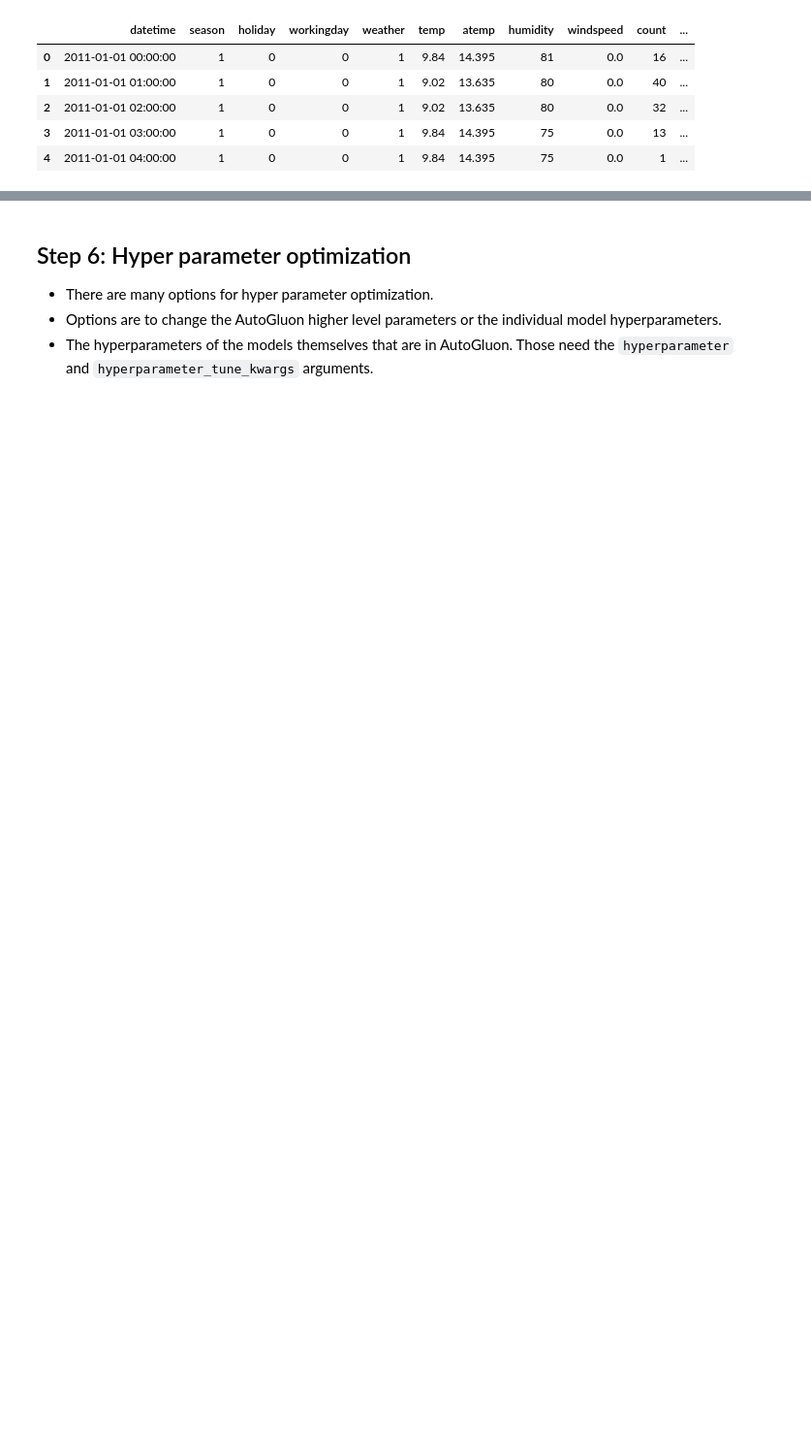
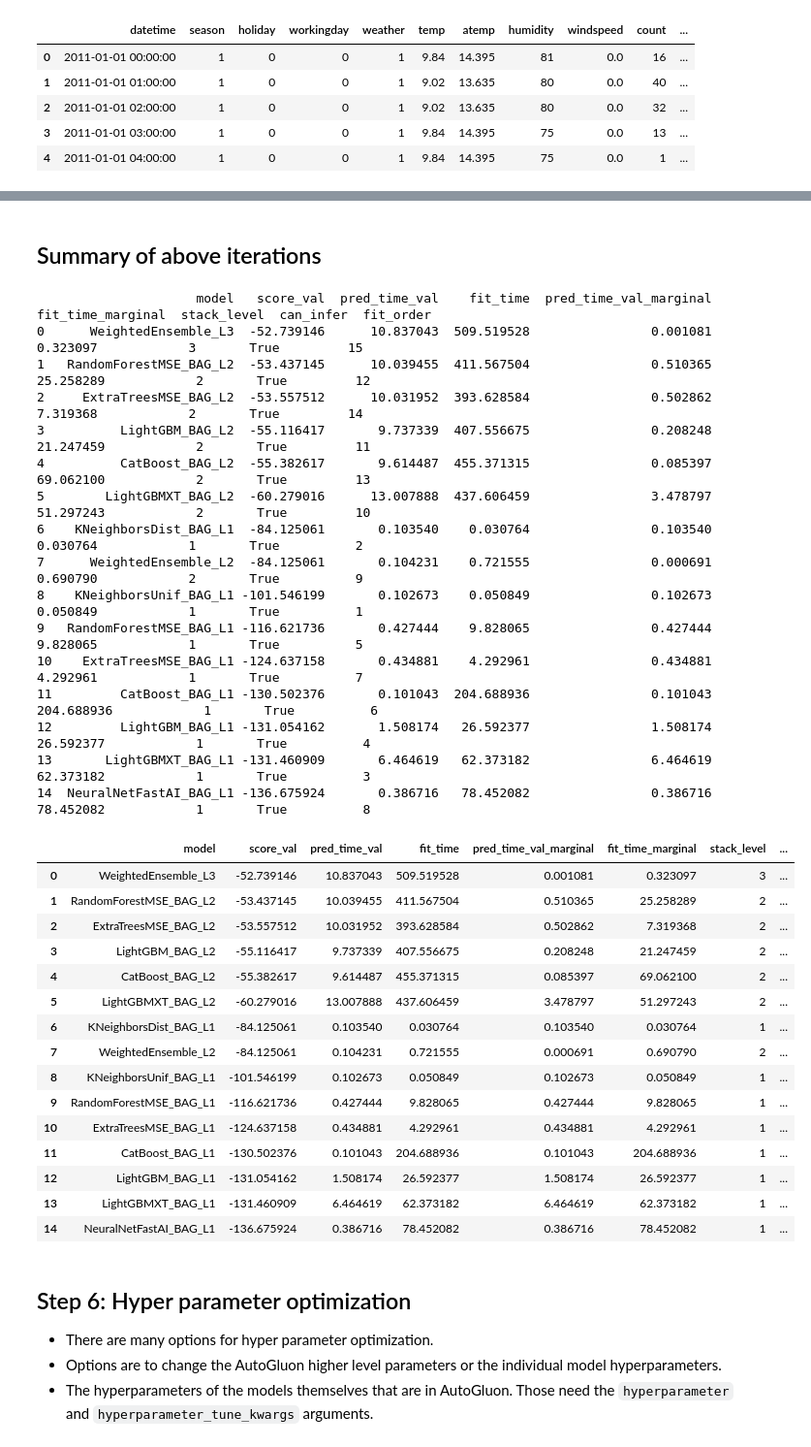
Before and after one commit to singebete/cd0385-project-starter, a Jupyter notebook: project/project-template.ipynb, the cells around one changed output, grey strips where cells are left out. Shown at 97% size. Drawn from its saved outputs; the diff is of its cells as text; code cells hidden in the pictures; blank space fills up the shorter version.

```diff
--- a/project/project-template.ipynb
+++ b/project/project-template.ipynb
@@ -703,3 +776,40 @@ predictor_new_features3.leaderboard()
+# %% [markdown]
+## Summary of above iterations
+# %%
+predictor.leaderboard()
+# %% [output]
+                     model   score_val  pred_time_val    fit_time  pred_time_val_marginal  fit_time_marginal  stack_level  can_infer  fit_order
+0      WeightedEnsemble_L3  -52.739146      10.837043  509.519528                0.001081           0.323097            3       True         15
+1   RandomForestMSE_BAG_L2  -53.437145      10.039455  411.567504                0.510365          25.258289            2       True         12
+2     ExtraTreesMSE_BAG_L2  -53.557512      10.031952  393.628584                0.502862           7.319368            2       True         14
+3          LightGBM_BAG_L2  -55.116417       9.737339  407.556675                0.208248          21.247459            2       True         11
+4          CatBoost_BAG_L2  -55.382617       9.614487  455.371315                0.085397          69.062100            2       True         13
+5        LightGBMXT_BAG_L2  -60.279016      13.007888  437.606459                3.478797          51.297243            2       True         10
+6    KNeighborsDist_BAG_L1  -84.125061       0.103540    0.030764                0.103540           0.030764            1       True          2
+7      WeightedEnsemble_L2  -84.125061       0.104231    0.721555                0.000691           0.690790            2       True          9
+8    KNeighborsUnif_BAG_L1 -101.546199       0.102673    0.050849                0.102673           0.050849            1       True          1
+9   RandomForestMSE_BAG_L1 -116.621736       0.427444    9.828065                0.427444           9.828065            1       True          5
+10    ExtraTreesMSE_BAG_L1 -124.637158       0.434881    4.292961                0.434881           4.292961            1       True          7
+11         CatBoost_BAG_L1 -130.502376       0.101043  204.688936                0.101043         204.688936            1       True          6
+12         LightGBM_BAG_L1 -131.054162       1.508174   26.592377                1.508174          26.592377            1       True          4
+13       LightGBMXT_BAG_L1 -131.460909       6.464619   62.373182                6.464619          62.373182            1       True          3
+14  NeuralNetFastAI_BAG_L1 -136.675924       0.386716   78.452082                0.386716          78.452082            1       True          8
+|  | model | score_val | pred_time_val | fit_time | pred_time_val_marginal | fit_time_marginal | stack_level | ... |
+| 0 | WeightedEnsemble_L3 | -52.739146 | 10.837043 | 509.519528 | 0.001081 | 0.323097 | 3 | ... |
+| 1 | RandomForestMSE_BAG_L2 | -53.437145 | 10.039455 | 411.567504 | 0.510365 | 25.258289 | 2 | ... |
+| 2 | ExtraTreesMSE_BAG_L2 | -53.557512 | 10.031952 | 393.628584 | 0.502862 | 7.319368 | 2 | ... |
+| 3 | LightGBM_BAG_L2 | -55.116417 | 9.737339 | 407.556675 | 0.208248 | 21.247459 | 2 | ... |
+| 4 | CatBoost_BAG_L2 | -55.382617 | 9.614487 | 455.371315 | 0.085397 | 69.062100 | 2 | ... |
+| 5 | LightGBMXT_BAG_L2 | -60.279016 | 13.007888 | 437.606459 | 3.478797 | 51.297243 | 2 | ... |
+| 6 | KNeighborsDist_BAG_L1 | -84.125061 | 0.103540 | 0.030764 | 0.103540 | 0.030764 | 1 | ... |
+| 7 | WeightedEnsemble_L2 | -84.125061 | 0.104231 | 0.721555 | 0.000691 | 0.690790 | 2 | ... |
+| 8 | KNeighborsUnif_BAG_L1 | -101.546199 | 0.102673 | 0.050849 | 0.102673 | 0.050849 | 1 | ... |
+| 9 | RandomForestMSE_BAG_L1 | -116.621736 | 0.427444 | 9.828065 | 0.427444 | 9.828065 | 1 | ... |
+| 10 | ExtraTreesMSE_BAG_L1 | -124.637158 | 0.434881 | 4.292961 | 0.434881 | 4.292961 | 1 | ... |
+| 11 | CatBoost_BAG_L1 | -130.502376 | 0.101043 | 204.688936 | 0.101043 | 204.688936 | 1 | ... |
+| 12 | LightGBM_BAG_L1 | -131.054162 | 1.508174 | 26.592377 | 1.508174 | 26.592377 | 1 | ... |
+| 13 | LightGBMXT_BAG_L1 | -131.460909 | 6.464619 | 62.373182 | 6.464619 | 62.373182 | 1 | ... |
+| 14 | NeuralNetFastAI_BAG_L1 | -136.675924 | 0.386716 | 78.452082 | 0.386716 | 78.452082 | 1 | ... |
 # %% [markdown]
 ## Step 6: Hyper parameter optimization
 * There are many options for hyper parameter optimization.
```
Also changed, not shown: parts of 19 cells of this notebook, 1 other file.
